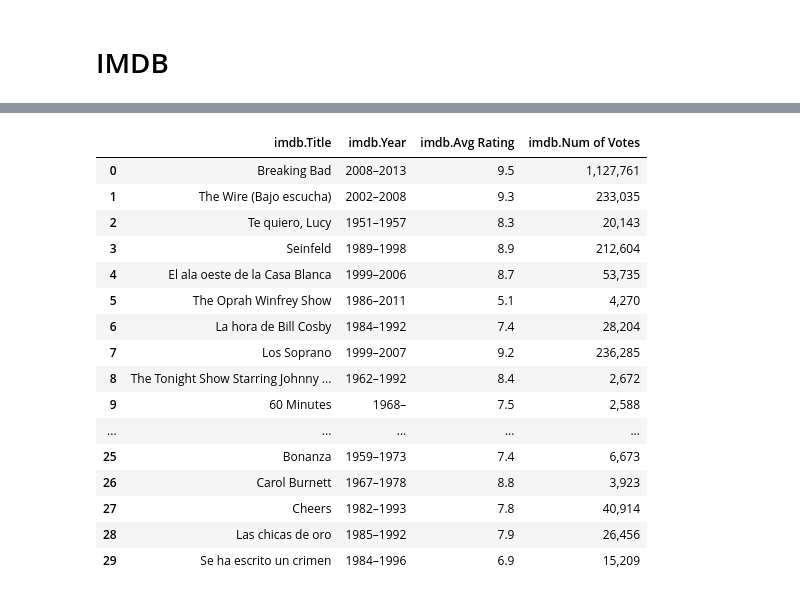
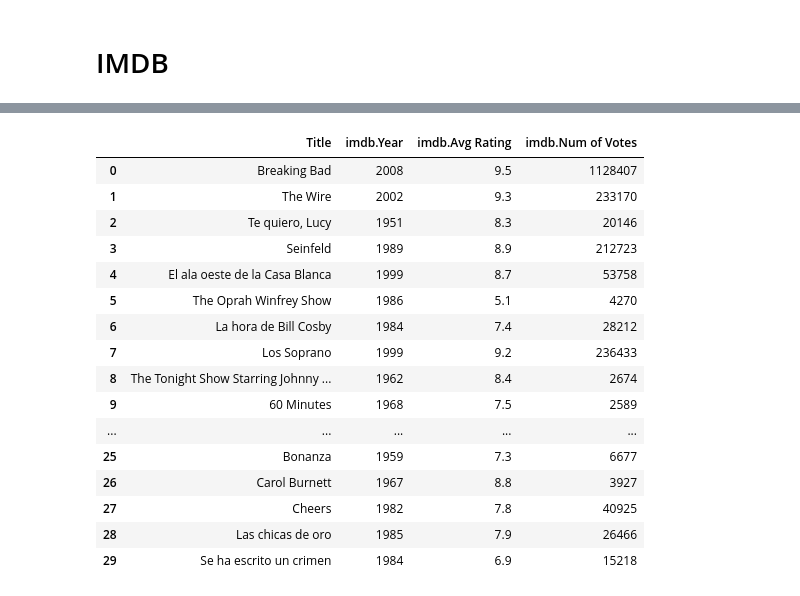
Before and after one commit to ironhack-datalabs/mad-oct-2018, a Jupyter notebook: module-1/web-project/your-code/FILMAFFINITY_WEB_SCRAPING.ipynb, the cells around one changed output, grey strips where cells are left out. Cells and saved outputs as stored; diff of their text form; code cells hidden in the pictures.

```diff
--- a/module-1/web-project/your-code/FILMAFFINITY_WEB_SCRAPING.ipynb
+++ b/module-1/web-project/your-code/FILMAFFINITY_WEB_SCRAPING.ipynb
@@ -14,2 +22,3 @@ import numpy as np
 # %%
-url='https://www.filmaffinity.com/en/topgen.php?genre=TV_SE&country=&fromyear=&toyear=&nodoc&limit=100'
+# Filmaffinity url for top TV series ever
+url='https://www.filmaffinity.com/es/topgen.php?genre=TV_SE&country=&fromyear=&toyear=&nodoc'
@@ -21,23 +33,28 @@ soup = BeautifulSoup(request,"lxml")
 counter=0
 titlinfo=[]
 rating=[]
+# <ul> elements are the ones with TV series info
 for item in soup.find_all('ul'):
 
+    # Title, type, year and country info
     a=item.find_all('li',{'class':'content'})
+    # Avg rating
     b=item.find_all('div',{'class':'avg-rating'})
+    # Total amount of votes
     c=item.find_all('div',{'class':'rat-count'})
 
     if a!=[] and b!=[] and c!=[]:
         counter+=1
+        # Title, type, year
         at=a[0].find('div',attrs={'class':'mc-title'}).get_text().replace(')','').split('(')
+        # Country
         ac=a[0].find('div',attrs={'class':'mc-title'}).select('img')[0].attrs['title']
-        act=a[0].find('div',{'class':'credits'})
         if len(at)>3:
             titlinfo.append([at[0].strip(),at[-2].strip(),at[-1].strip(),ac.strip()])
         else:
             titlinfo.append([at[0].strip(),at[1].strip(),at[2].strip(),ac.strip()])
-        avg_rating=b[0].get_text().strip()
-        num_rat=c[0].get_text().strip().replace(',','')
+        avg_rating=b[0].get_text().strip().replace(',','.')
+        num_rat=c[0].get_text().strip().replace('.','')
         rating.append([avg_rating,num_rat])
 
 filmaffinity_tv_series=pd.DataFrame(np.c_[titlinfo,rating],columns=['Title','Type','Year','Country','Avg Rating','Number of votes']).drop_duplicates(subset='Title').reset_index(drop=True)
@@ -87,4 +112,5 @@ ap=soupi.find_all('div',{'class':'lister-item-content'})
 # %%
+ap=soupi.find_all('div',{'class':'lister-item-content'})
 title=[]
 rating=[]
 counter=0
@@ -94,30 +120,32 @@ for item in ap:
         a=item.select('a')[0].get_text().strip()
         b=item.find('span',{'class':'lister-item-year text-muted unbold'}).get_text().replace('(','').replace(')','').strip()
         c=item.find('span',{'class':'ipl-rating-star__rating'}).get_text()
-        d=item.find('span',{'name':'nv'}).get_text()
+        d=item.find('span',{'name':'nv'}).get_text().replace(',','')
         title.append([a,b])
         rating.append([c,d])
         if counter==30:
             break
 # %%
 imdb=pd.DataFrame(np.c_[title,rating],columns=['Title','Year','Avg Rating','Num of Votes'])
-imdb.columns=['imdb.'+item for item in imdb.columns.tolist()]
+imdb.columns=['imdb.'+item if item!='Title' else 'Title' for item in imdb.columns.tolist()]
+imdb['Title']=[re.sub(r'\([^)]*\)', '', 'The Wire (Bajo escucha)').strip() if '(' in item and ')' in item else item for item in imdb['Title']]
+imdb['imdb.Year']=[int(re.findall('\d*',item)[0].strip()) for item in imdb['imdb.Year']]
 display(imdb)
 # %% [output]
-|  | imdb.Title | imdb.Year | imdb.Avg Rating | imdb.Num of Votes |
-| 0 | Breaking Bad | 2008–2013 | 9.5 | 1,127,761 |
-| 1 | The Wire (Bajo escucha) | 2002–2008 | 9.3 | 233,035 |
-| 2 | Te quiero, Lucy | 1951–1957 | 8.3 | 20,143 |
-| 3 | Seinfeld | 1989–1998 | 8.9 | 212,604 |
-| 4 | El ala oeste de la Casa Blanca | 1999–2006 | 8.7 | 53,735 |
-| 5 | The Oprah Winfrey Show | 1986–2011 | 5.1 | 4,270 |
-| 6 | La hora de Bill Cosby | 1984–1992 | 7.4 | 28,204 |
-| 7 | Los Soprano | 1999–2007 | 9.2 | 236,285 |
-| 8 | The Tonight Show Starring Johnny ... | 1962–1992 | 8.4 | 2,672 |
-| 9 | 60 Minutes | 1968– | 7.5 | 2,588 |
+|  | Title | imdb.Year | imdb.Avg Rating | imdb.Num of Votes |
+| 0 | Breaking Bad | 2008 | 9.5 | 1128407 |
+| 1 | The Wire | 2002 | 9.3 | 233170 |
+| 2 | Te quiero, Lucy | 1951 | 8.3 | 20146 |
+| 3 | Seinfeld | 1989 | 8.9 | 212723 |
+| 4 | El ala oeste de la Casa Blanca | 1999 | 8.7 | 53758 |
+| 5 | The Oprah Winfrey Show | 1986 | 5.1 | 4270 |
+| 6 | La hora de Bill Cosby | 1984 | 7.4 | 28212 |
+| 7 | Los Soprano | 1999 | 9.2 | 236433 |
+| 8 | The Tonight Show Starring Johnny ... | 1962 | 8.4 | 2674 |
+| 9 | 60 Minutes | 1968 | 7.5 | 2589 |
 | ... | ... | ... | ... | ... |
-| 25 | Bonanza | 1959–1973 | 7.4 | 6,673 |
-| 26 | Carol Burnett | 1967–1978 | 8.8 | 3,923 |
-| 27 | Cheers | 1982–1993 | 7.8 | 40,914 |
-| 28 | Las chicas de oro | 1985–1992 | 7.9 | 26,456 |
-| 29 | Se ha escrito un crimen | 1984–1996 | 6.9 | 15,209 |
+| 25 | Bonanza | 1959 | 7.3 | 6677 |
+| 26 | Carol Burnett | 1967 | 8.8 | 3927 |
+| 27 | Cheers | 1982 | 7.8 | 40925 |
+| 28 | Las chicas de oro | 1985 | 7.9 | 26466 |
+| 29 | Se ha escrito un crimen | 1984 | 6.9 | 15218 |
```
Also changed, not shown: parts of 26 cells of this notebook, 6 other files.
